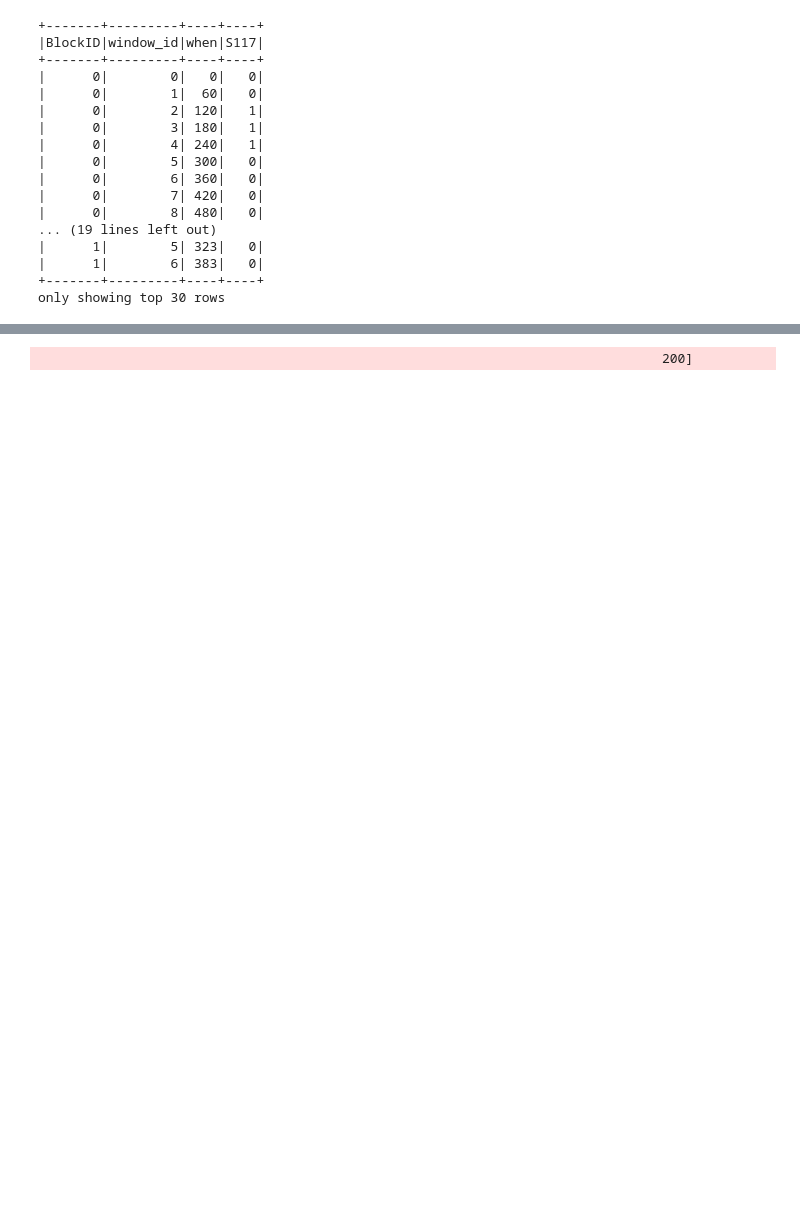
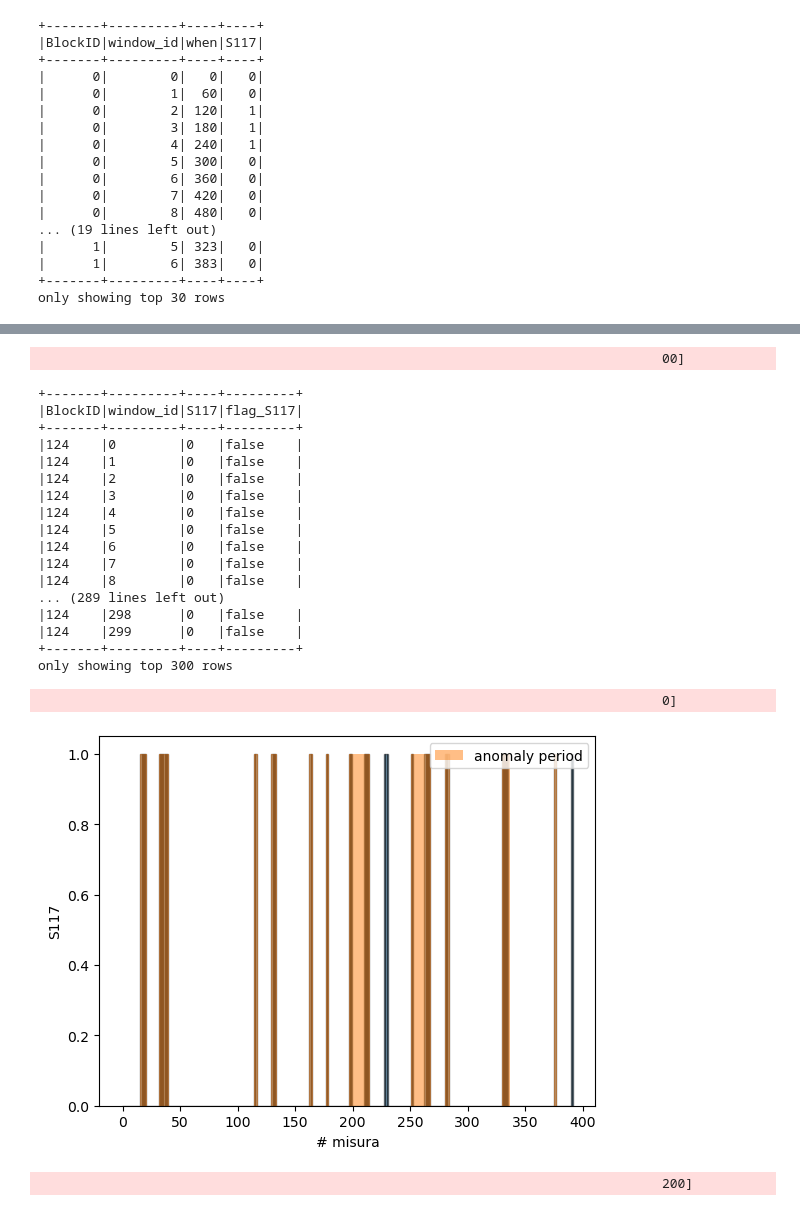
Before and after one commit to RaffaeleSabatini/MAPD2025_proj3, a Jupyter notebook: main.ipynb, the cells around one changed output, grey strips where cells are left out. Cells and saved outputs as stored; diff of their text form; code cells hidden in the pictures; blank space fills up the shorter version.

```diff
--- a/main.ipynb
+++ b/main.ipynb
@@ -1006,3 +964,26 @@ only showing top 100 rows
+# %%
+inspect_anomalies(df_anomalies, 'S117', 124, 300)
+# %% [output]
+                                                                                00]
++-------+---------+----+---------+
+|BlockID|window_id|S117|flag_S117|
++-------+---------+----+---------+
+|124    |0        |0   |false    |
+|124    |1        |0   |false    |
+|124    |2        |0   |false    |
+|124    |3        |0   |false    |
+|124    |4        |0   |false    |
+|124    |5        |0   |false    |
+|124    |6        |0   |false    |
+|124    |7        |0   |false    |
+|124    |8        |0   |false    |
+... (289 lines left out)
+|124    |298      |0   |false    |
+|124    |299      |0   |false    |
++-------+---------+----+---------+
+only showing top 300 rows
+                                                                                0]
+[figure, added]
 # %%
 df_anomalies = df_anomalies.withColumn(
     "flag_anomaly",
```
Also changed, not shown: parts of 16 cells of this notebook.
